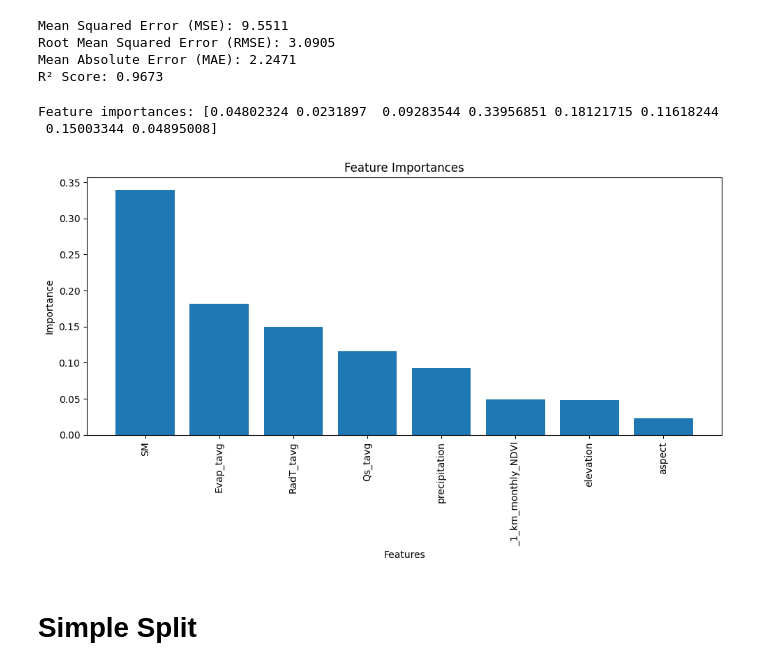
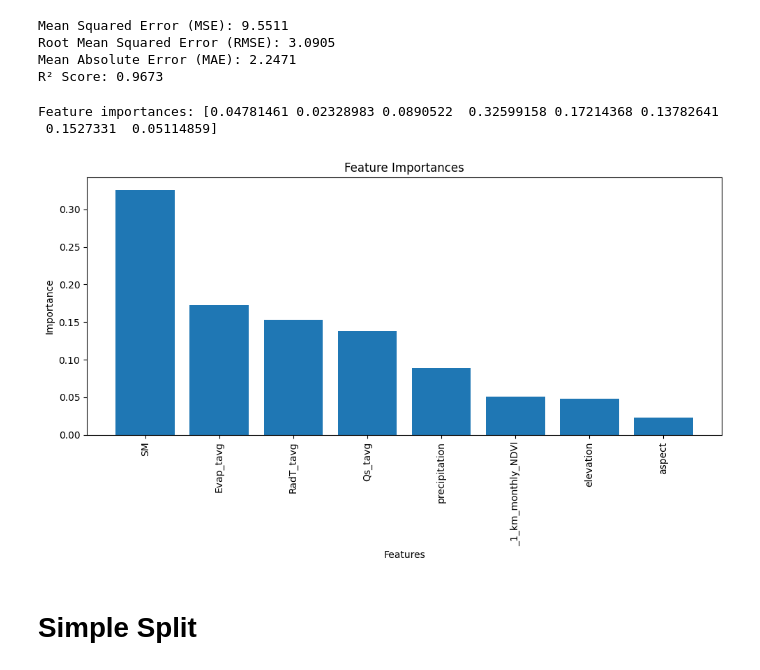
Before and after one commit to AshHydroCoder/GRACE-Downscaler, a Jupyter notebook: GRACE_RFM.ipynb, the cells around one changed output. Cells and saved outputs as stored; diff of their text form; code cells hidden in the pictures.

```diff
--- a/GRACE_RFM.ipynb
+++ b/GRACE_RFM.ipynb
@@ -155,3 +155,6 @@ RandomForestRegressor(max_features='log2', n_estimators=200)
 joblib.dump(best_rf, '/content/drive/My Drive/Thesis/RFM/CV_BEST.pkl')
 # %% [output]
 ['/content/drive/My Drive/Thesis/RFM/CV_BEST.pkl']
+# %%
+import joblib
+best_rf = joblib.load(f'/content/drive/My Drive/Thesis/RFM/CV_BEST.pkl')
@@ -183,23 +228,25 @@ R² Score: 0.9673
 importances = best_rf.fit(X, y).feature_importances_
 print("Feature importances:", importances)
 # %% [output]
-Feature importances: [0.04802324 0.0231897  0.09283544 0.33956851 0.18121715 0.11618244
- 0.15003344 0.04895008]
+Feature importances: [0.04781461 0.02328983 0.0890522  0.32599158 0.17214368 0.13782641
+ 0.1527331  0.05114859]
 # %%
 # Plotting the feature importances
 feature_names = X.columns
 indices = np.argsort(importances)[::-1]  # Sort the features by importance
 
 plt.figure(figsize=(10, 6))
 plt.title("Feature Importances")
 plt.bar(range(X.shape[1]), importances[indices], align='center')
 plt.xticks(range(X.shape[1]), np.array(feature_names)[indices], rotation=90)
 plt.xlabel("Features")
 plt.ylabel("Importance")
+save_path = "/content/drive/My Drive/Thesis/RESULT/Feature importance.png"  # Change file format if needed
+plt.savefig(save_path, dpi=300, bbox_inches='tight')
 plt.tight_layout()
 plt.show()
 # %% [output]
-[figure, old version]
+[figure, new version]
 # %% [markdown]
 # Simple Split
 # %%
```
Also changed, not shown: parts of 2 cells of this notebook.
